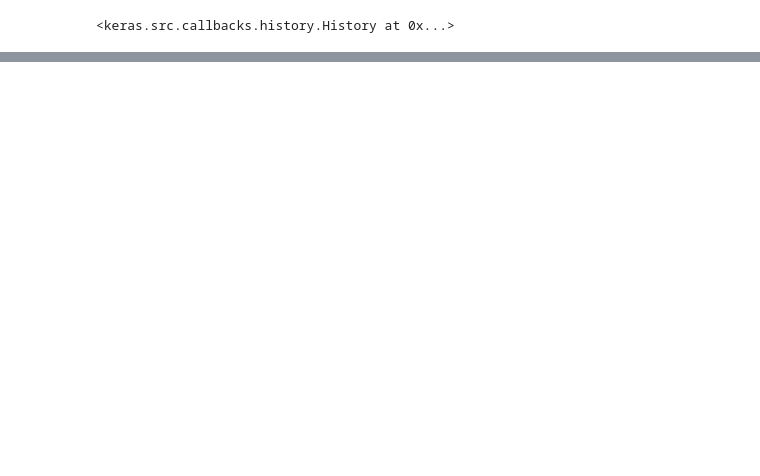
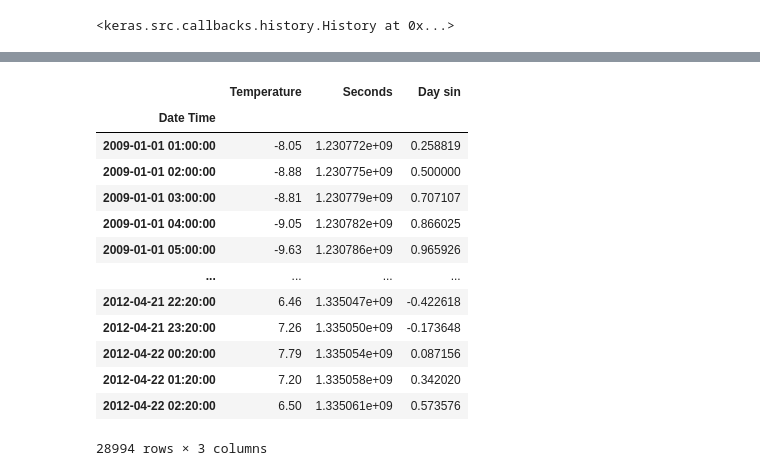
Before and after one commit to sandhrabijoy/Time-series, a Jupyter notebook: Timeseries_using_multivariate.ipynb, the cells around one changed output, grey strips where cells are left out. Drawn from its saved outputs; the diff is of its cells as text; code cells hidden in the pictures; blank space fills up the shorter version.

Commit message:
tempdf created

```diff
--- a/Timeseries_using_multivariate.ipynb
+++ b/Timeseries_using_multivariate.ipynb
@@ -273,3 +273,7 @@ Epoch 9/10
 Epoch 10/10
 906/906 ━━━━━━━━━━━━━━━━━━━━ 5s 5ms/step - loss: 0.6664 - root_mean_squared_error: 0.8162
 <keras.src.callbacks.history.History at 0x...>
+# %%
+tempdf=pd.DataFrame({'Temperature':temp})
+tempdf['Seconds']=tempdf.index.map(pd.Timestamp.timestamp)
+tempdf
@@ -275,0 +295,22 @@ Epoch 10/10
+# %%
+day=60*60*24
+year=365.2425*day
+
+
+tempdf['Day sin']=np.sin(tempdf['Seconds']*(2*np.pi/day))
+tempdf
+# %% [output]
+|  | Temperature | Seconds | Day sin |
+| Date Time |  |  |  |
+| 2009-01-01 01:00:00 | -8.05 | 1.230772e+09 | 0.258819 |
+| 2009-01-01 02:00:00 | -8.88 | 1.230775e+09 | 0.500000 |
+| 2009-01-01 03:00:00 | -8.81 | 1.230779e+09 | 0.707107 |
+| 2009-01-01 04:00:00 | -9.05 | 1.230782e+09 | 0.866025 |
+| 2009-01-01 05:00:00 | -9.63 | 1.230786e+09 | 0.965926 |
+| ... | ... | ... | ... |
+| 2012-04-21 22:20:00 | 6.46 | 1.335047e+09 | -0.422618 |
+| 2012-04-21 23:20:00 | 7.26 | 1.335050e+09 | -0.173648 |
+| 2012-04-22 00:20:00 | 7.79 | 1.335054e+09 | 0.087156 |
+| 2012-04-22 01:20:00 | 7.20 | 1.335058e+09 | 0.342020 |
+| 2012-04-22 02:20:00 | 6.50 | 1.335061e+09 | 0.573576 |
+28994 rows × 3 columns
```
Also changed, not shown: parts of 1 cell of this notebook.
